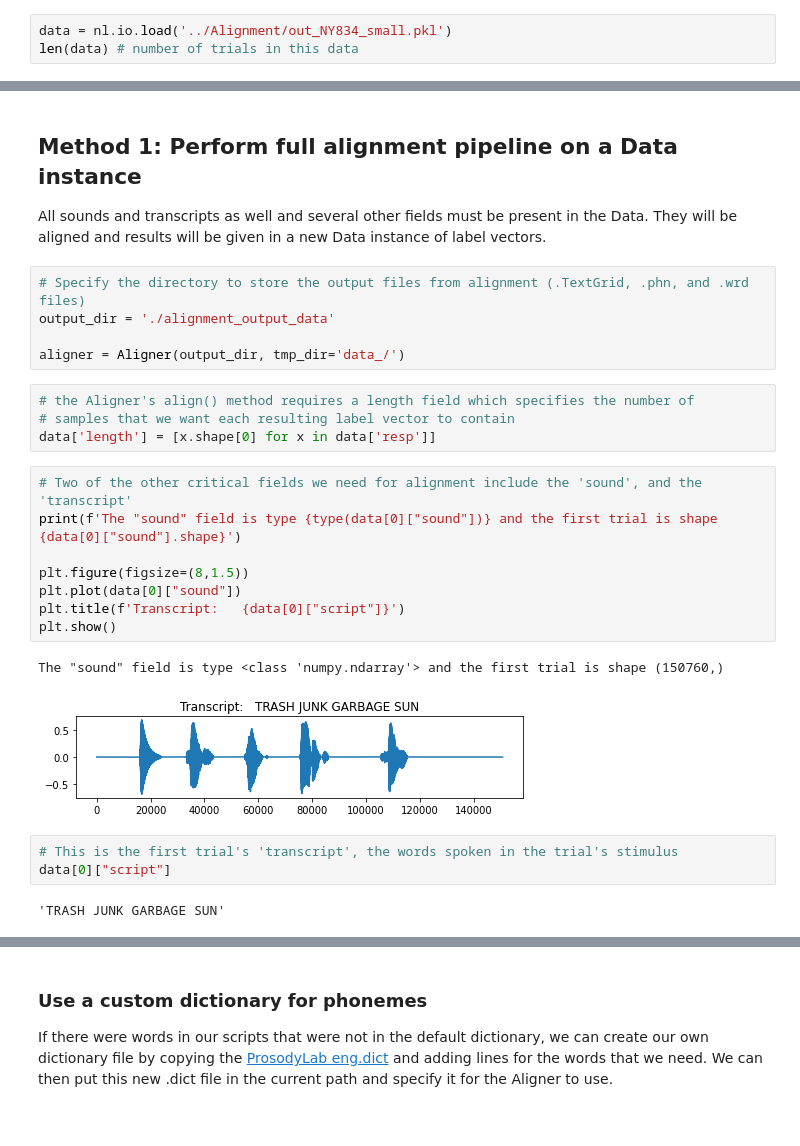
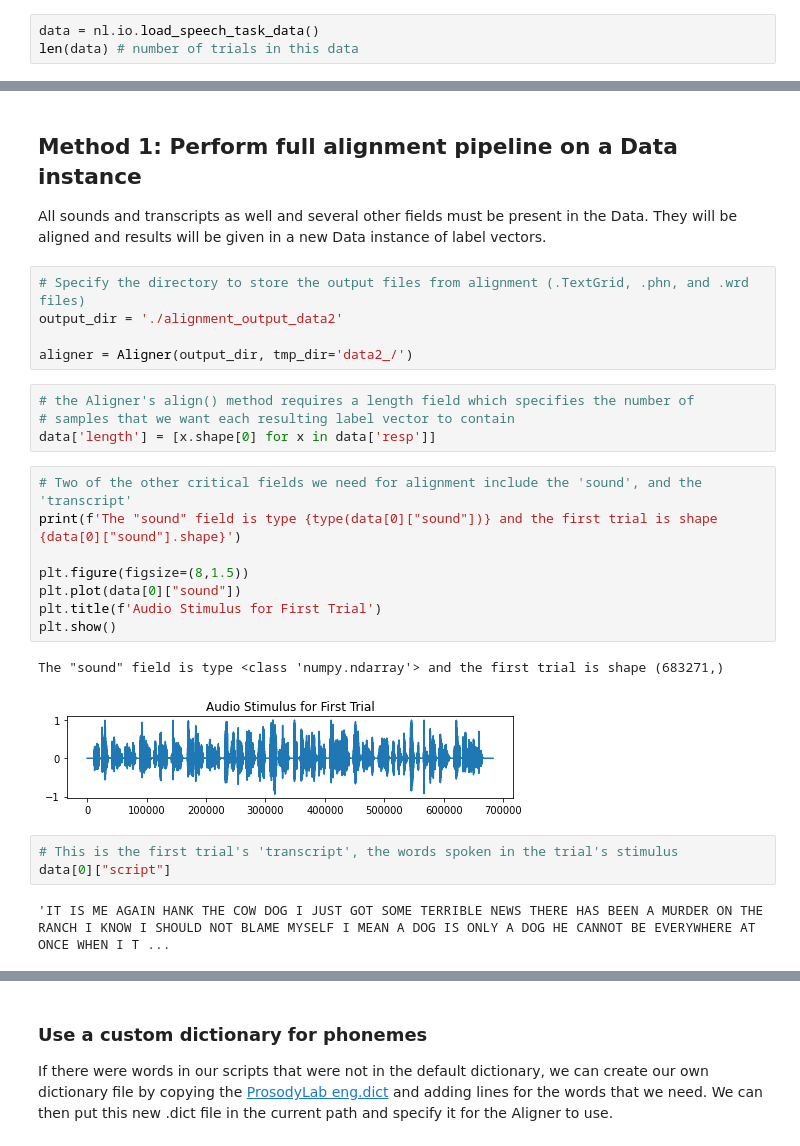
Before and after one commit to naplab/naplib-python, a Jupyter notebook: docs/examples/phoneme_and_word_alignment.ipynb, the cells around one changed output, grey strips where cells are left out. Cells and saved outputs as stored; diff of their text form.

```diff
--- a/docs/examples/phoneme_and_word_alignment.ipynb
+++ b/docs/examples/phoneme_and_word_alignment.ipynb
@@ -14,6 +14,6 @@ import naplib as nl
 from naplib.features import Aligner
 from naplib.segmentation import segment_around_label_transitions
 # %%
-data = nl.io.load('../Alignment/out_NY834_small.pkl')
+data = nl.io.load_speech_task_data()
 len(data) # number of trials in this data
 # %% [output]
@@ -24,9 +24,9 @@ len(data) # number of trials in this data
 All sounds and transcripts as well and several other fields must be present in the Data. They will be aligned and results will be given in a new Data instance of label vectors.
 # %%
 # Specify the directory to store the output files from alignment (.TextGrid, .phn, and .wrd files)
-output_dir = './alignment_output_data'
+output_dir = './alignment_output_data2'
 
-aligner = Aligner(output_dir, tmp_dir='data_/')
+aligner = Aligner(output_dir, tmp_dir='data2_/')
 # %%
 # the Aligner's align() method requires a length field which specifies the number of
 # samples that we want each resulting label vector to contain
@@ -34,19 +34,19 @@ data['length'] = [x.shape[0] for x in data['resp']]
 # %%
 # Two of the other critical fields we need for alignment include the 'sound', and the 'transcript'
 print(f'The "sound" field is type {type(data[0]["sound"])} and the first trial is shape {data[0]["sound"].shape}')
 
 plt.figure(figsize=(8,1.5))
 plt.plot(data[0]["sound"])
-plt.title(f'Transcript:   {data[0]["script"]}')
+plt.title(f'Audio Stimulus for First Trial')
 plt.show()
 # %% [output]
-The "sound" field is type <class 'numpy.ndarray'> and the first trial is shape (150760,)
+The "sound" field is type <class 'numpy.ndarray'> and the first trial is shape (683271,)
-[figure, old version]
+[figure, new version]
 # %%
 # This is the first trial's 'transcript', the words spoken in the trial's stimulus
 data[0]["script"]
 # %% [output]
-'TRASH JUNK GARBAGE SUN'
+'IT IS ME AGAIN HANK THE COW DOG I JUST GOT SOME TERRIBLE NEWS THERE HAS BEEN A MURDER ON THE RANCH I KNOW I SHOULD NOT BLAME MYSELF I MEAN A DOG IS ONLY A DOG HE CANNOT BE EVERYWHERE AT ONCE WHEN I T ...
 # %%
 # In this Data instance, the transcript is in a field called "script", not the default "transcript",
 # so we need to specify that.
```
Also changed, not shown: parts of 14 cells of this notebook, 35 other files.
